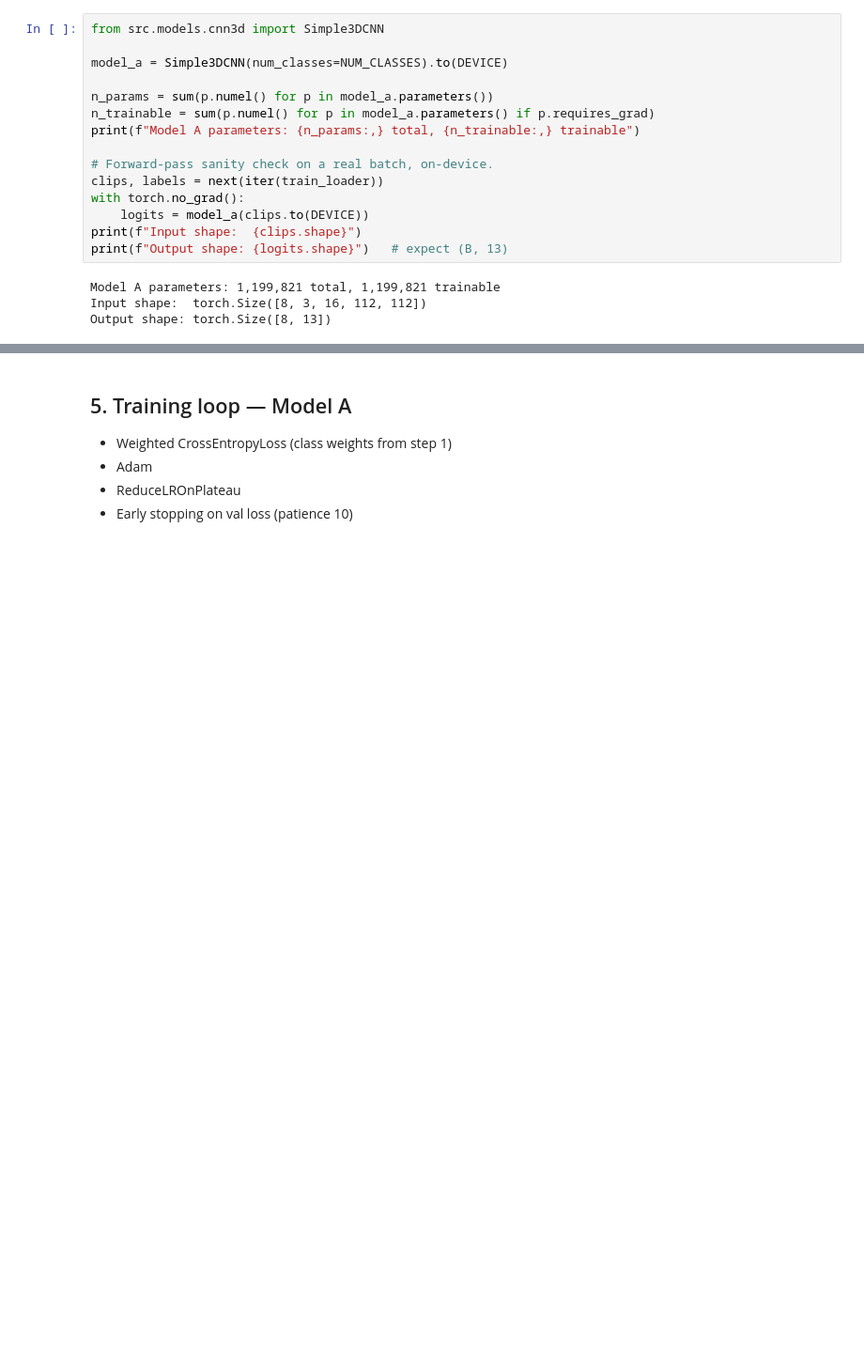
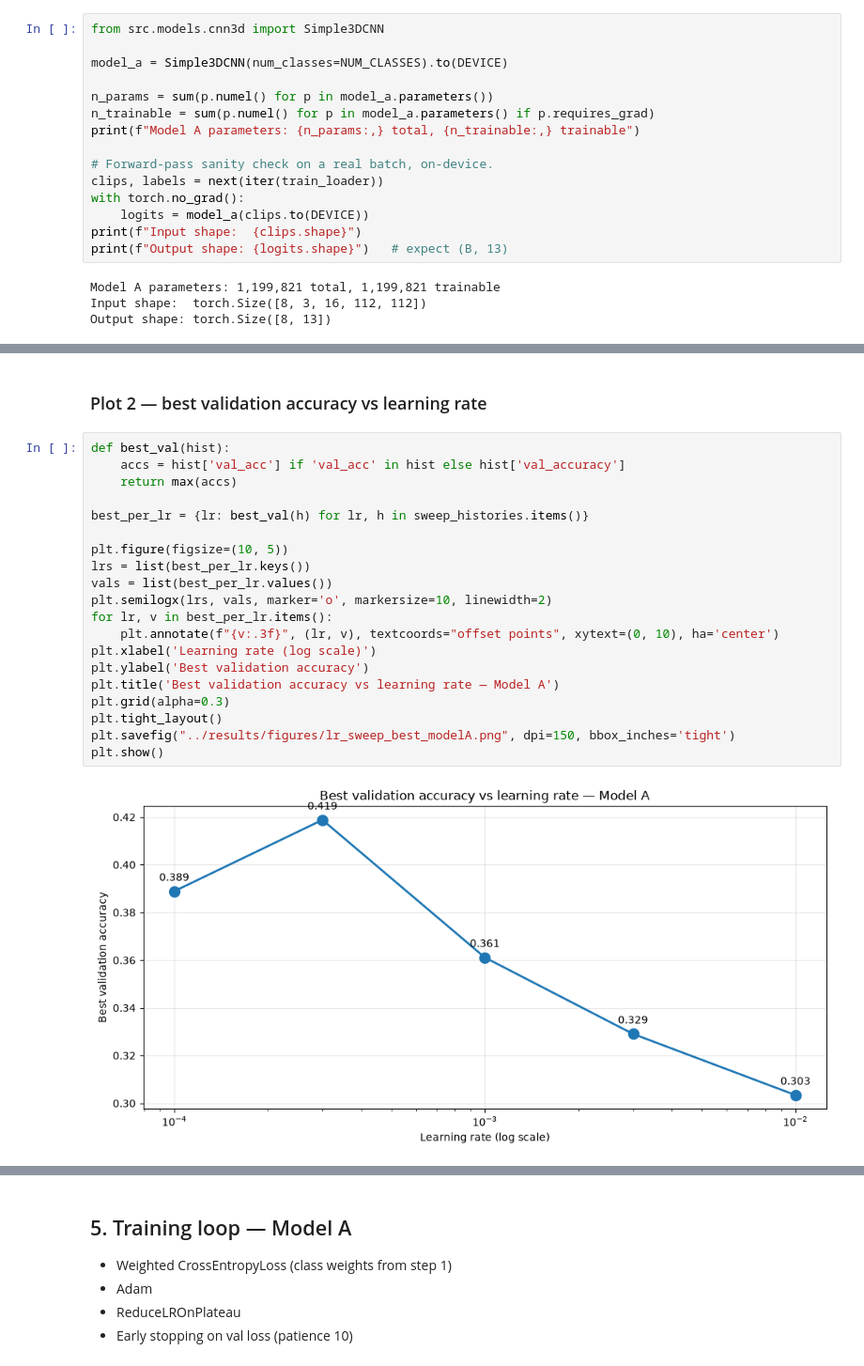
Before and after one commit to lanamatic/video-hand-gesture-recognition, a Jupyter notebook: notebooks/3dcnn_models.ipynb, the cells around one changed output, grey strips where cells are left out. Shown at 94% size. Drawn from its saved outputs; the diff is of its cells as text; blank space fills up the shorter version.

```diff
--- a/notebooks/3dcnn_models.ipynb
+++ b/notebooks/3dcnn_models.ipynb
@@ -158,0 +223,24 @@ Output shape: torch.Size([8, 13])
+# %% [markdown]
+### Plot 2 — best validation accuracy vs learning rate
+# %%
+def best_val(hist):
+    accs = hist['val_acc'] if 'val_acc' in hist else hist['val_accuracy']
+    return max(accs)
+
+best_per_lr = {lr: best_val(h) for lr, h in sweep_histories.items()}
+
+plt.figure(figsize=(10, 5))
+lrs = list(best_per_lr.keys())
+vals = list(best_per_lr.values())
+plt.semilogx(lrs, vals, marker='o', markersize=10, linewidth=2)
+for lr, v in best_per_lr.items():
+    plt.annotate(f"{v:.3f}", (lr, v), textcoords="offset points", xytext=(0, 10), ha='center')
+plt.xlabel('Learning rate (log scale)')
+plt.ylabel('Best validation accuracy')
+plt.title('Best validation accuracy vs learning rate — Model A')
+plt.grid(alpha=0.3)
+plt.tight_layout()
+plt.savefig("../results/figures/lr_sweep_best_modelA.png", dpi=150, bbox_inches='tight')
+plt.show()
+# %% [output]
+[figure, added]
```
Also changed, not shown: parts of 19 cells of this notebook, 15 other files.
